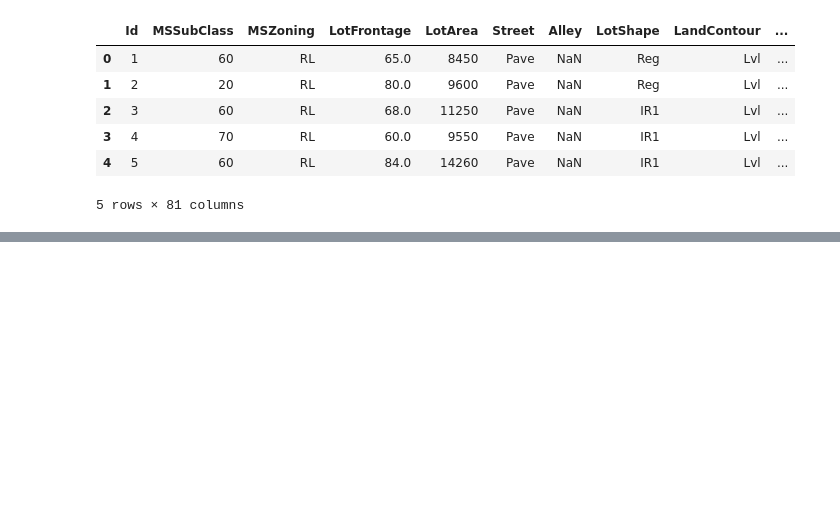
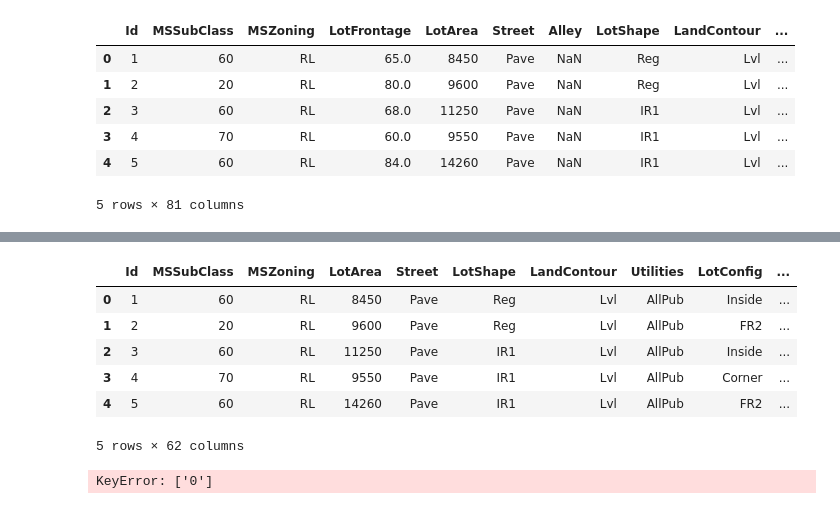
Before and after one commit to MacsEli/statistical-analysis-project, a Jupyter notebook: ProjectStatistical.ipynb, the cells around one changed output, grey strips where cells are left out. Saved outputs shown, nothing was run; the diff lists cells and outputs as text; code cells hidden in the pictures; blank space fills up the shorter version.

```diff
--- a/ProjectStatistical.ipynb
+++ b/ProjectStatistical.ipynb
@@ -81,0 +119,4 @@ dataSet.drop(['BsmtFinSF1','BsmtFinSF2','1stFlrSF','2ndFlrSF','GarageYrBlt','Bsm
+# %%
+#Limpieza diferente
+#liminar columnas o filas solo si todos los valores son nulos
+dataSet2Filter1 = dataSet2.dropna(how='all')
@@ -81,0 +154,17 @@ dataSet.drop(['BsmtFinSF1','BsmtFinSF2','1stFlrSF','2ndFlrSF','GarageYrBlt','Bsm
+# %%
+#Eliminar todas las columnas con alguna sin valor
+dataSet2Filter2 = dataSet2Filter1.dropna(axis=1)
+dataSet2Filter2.head()
+# %% [output]
+|  | Id | MSSubClass | MSZoning | LotArea | Street | LotShape | LandContour | Utilities | LotConfig | ... |
+| 0 | 1 | 60 | RL | 8450 | Pave | Reg | Lvl | AllPub | Inside | ... |
+| 1 | 2 | 20 | RL | 9600 | Pave | Reg | Lvl | AllPub | FR2 | ... |
+| 2 | 3 | 60 | RL | 11250 | Pave | IR1 | Lvl | AllPub | Inside | ... |
+| 3 | 4 | 70 | RL | 9550 | Pave | IR1 | Lvl | AllPub | Corner | ... |
+| 4 | 5 | 60 | RL | 14260 | Pave | IR1 | Lvl | AllPub | FR2 | ... |
+5 rows × 62 columns
+# %%
+dataSet2Filter3 = dataSet2Filter1.dropna(subset=['0'])
+print(dataSet2Filter3)
+# %% [output]
+KeyError: ['0']
```
Also changed, not shown: parts of 5 cells of this notebook.
